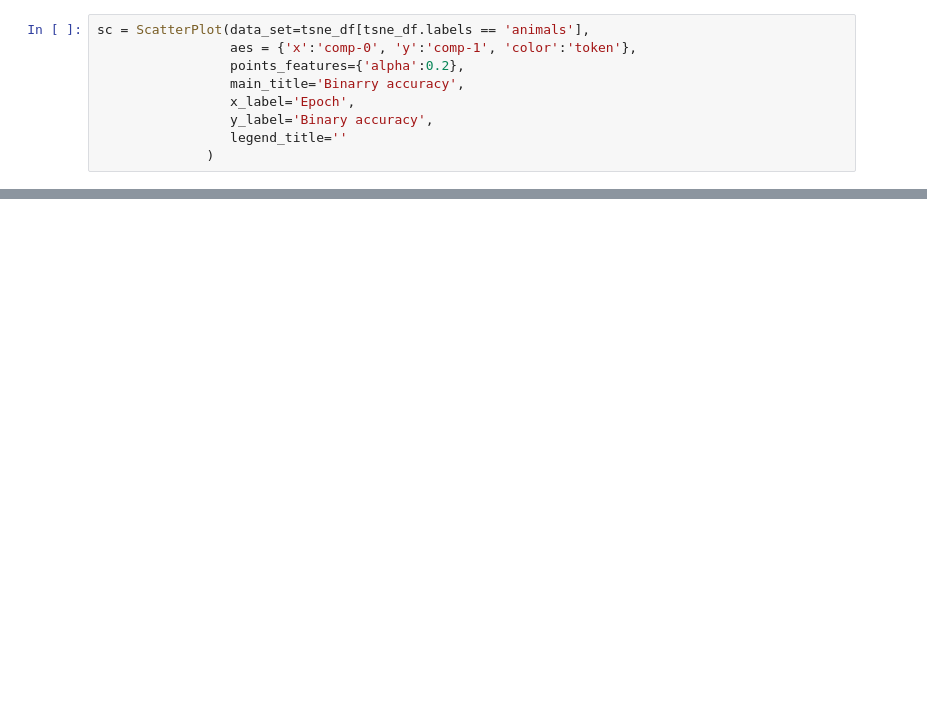
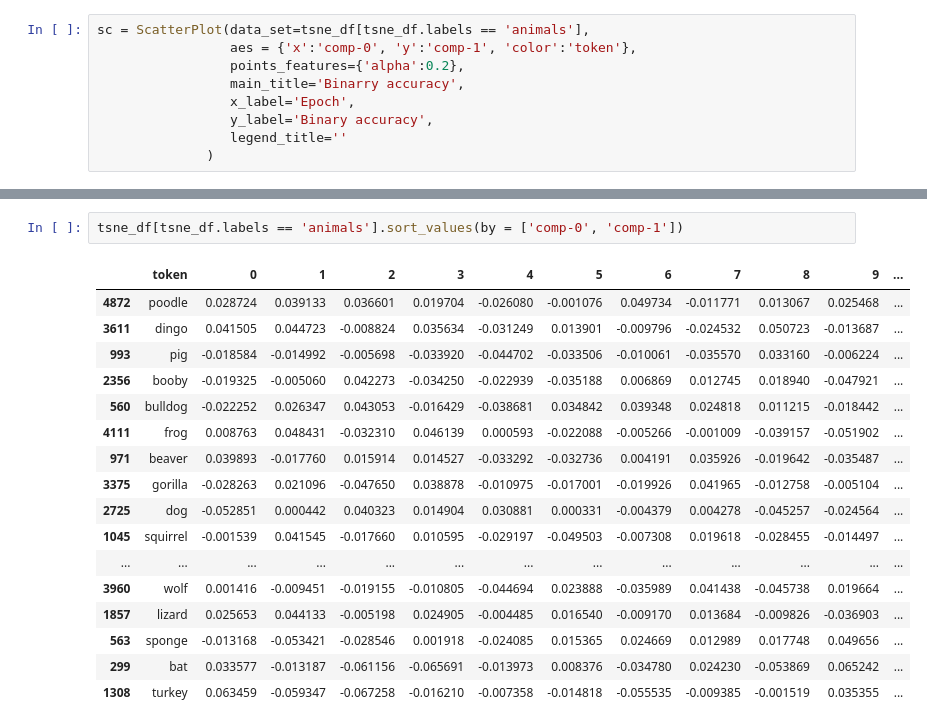
Before and after one commit to lmaczews/keras, a Jupyter notebook: notebooks/embeddings_lstm.ipynb, the cells around one changed output, grey strips where cells are left out. Drawn from its saved outputs; the diff is of its cells as text; blank space fills up the shorter version.

```diff
--- a/notebooks/embeddings_lstm.ipynb
+++ b/notebooks/embeddings_lstm.ipynb
@@ -315,0 +336,20 @@ sc.plot
+# %%
+tsne_df[tsne_df.labels == 'animals'].sort_values(by = ['comp-0', 'comp-1'])
+# %% [output]
+|  | token | 0 | 1 | 2 | 3 | 4 | 5 | 6 | 7 | 8 | 9 | ... |
+| 4872 | poodle | 0.028724 | 0.039133 | 0.036601 | 0.019704 | -0.026080 | -0.001076 | 0.049734 | -0.011771 | 0.013067 | 0.025468 | ... |
+| 3611 | dingo | 0.041505 | 0.044723 | -0.008824 | 0.035634 | -0.031249 | 0.013901 | -0.009796 | -0.024532 | 0.050723 | -0.013687 | ... |
+| 993 | pig | -0.018584 | -0.014992 | -0.005698 | -0.033920 | -0.044702 | -0.033506 | -0.010061 | -0.035570 | 0.033160 | -0.006224 | ... |
+| 2356 | booby | -0.019325 | -0.005060 | 0.042273 | -0.034250 | -0.022939 | -0.035188 | 0.006869 | 0.012745 | 0.018940 | -0.047921 | ... |
+| 560 | bulldog | -0.022252 | 0.026347 | 0.043053 | -0.016429 | -0.038681 | 0.034842 | 0.039348 | 0.024818 | 0.011215 | -0.018442 | ... |
+| 4111 | frog | 0.008763 | 0.048431 | -0.032310 | 0.046139 | 0.000593 | -0.022088 | -0.005266 | -0.001009 | -0.039157 | -0.051902 | ... |
+| 971 | beaver | 0.039893 | -0.017760 | 0.015914 | 0.014527 | -0.033292 | -0.032736 | 0.004191 | 0.035926 | -0.019642 | -0.035487 | ... |
+| 3375 | gorilla | -0.028263 | 0.021096 | -0.047650 | 0.038878 | -0.010975 | -0.017001 | -0.019926 | 0.041965 | -0.012758 | -0.005104 | ... |
+| 2725 | dog | -0.052851 | 0.000442 | 0.040323 | 0.014904 | 0.030881 | 0.000331 | -0.004379 | 0.004278 | -0.045257 | -0.024564 | ... |
+| 1045 | squirrel | -0.001539 | 0.041545 | -0.017660 | 0.010595 | -0.029197 | -0.049503 | -0.007308 | 0.019618 | -0.028455 | -0.014497 | ... |
+| ... | ... | ... | ... | ... | ... | ... | ... | ... | ... | ... | ... | ... |
+| 3960 | wolf | 0.001416 | -0.009451 | -0.019155 | -0.010805 | -0.044694 | 0.023888 | -0.035989 | 0.041438 | -0.045738 | 0.019664 | ... |
+| 1857 | lizard | 0.025653 | 0.044133 | -0.005198 | 0.024905 | -0.004485 | 0.016540 | -0.009170 | 0.013684 | -0.009826 | -0.036903 | ... |
+| 563 | sponge | -0.013168 | -0.053421 | -0.028546 | 0.001918 | -0.024085 | 0.015365 | 0.024669 | 0.012989 | 0.017748 | 0.049656 | ... |
+| 299 | bat | 0.033577 | -0.013187 | -0.061156 | -0.065691 | -0.013973 | 0.008376 | -0.034780 | 0.024230 | -0.053869 | 0.065242 | ... |
+| 1308 | turkey | 0.063459 | -0.059347 | -0.067258 | -0.016210 | -0.007358 | -0.014818 | -0.055535 | -0.009385 | -0.001519 | 0.035355 | ... |
```
Also changed, not shown: parts of 4 cells of this notebook, 2 other files.
